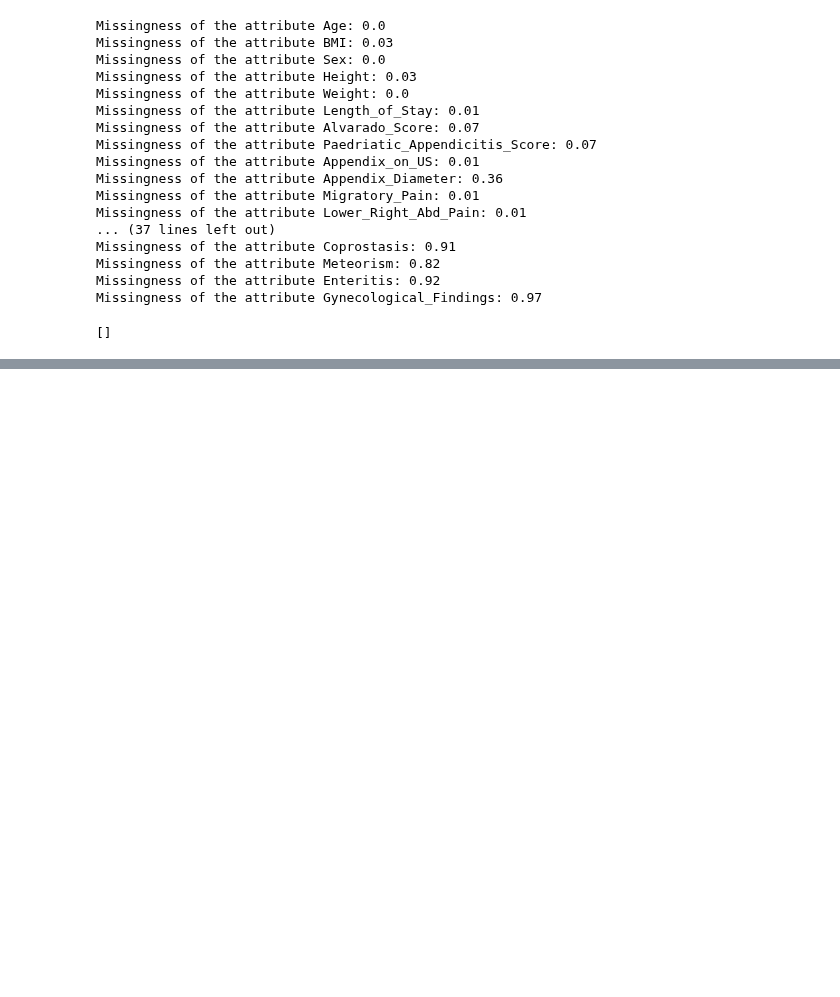
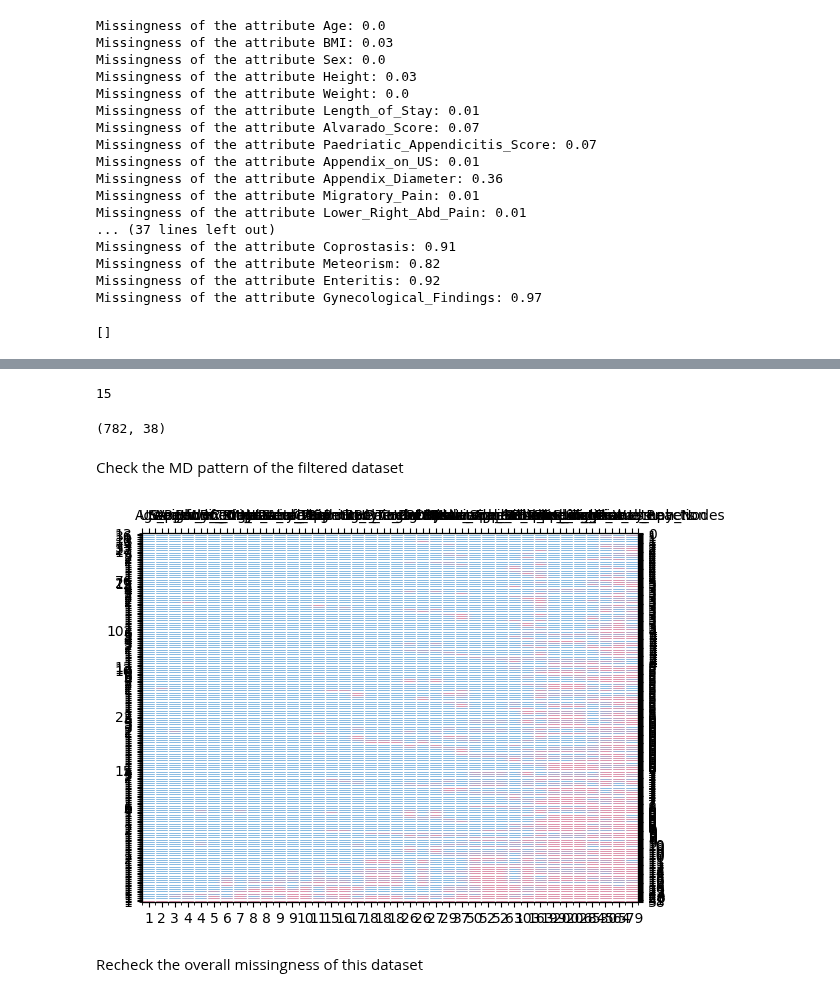
Before and after one commit to Orthologues/VAEQL_plus_Imputation, a Jupyter notebook: VAE_Q_learning_imputation/data_exploration/data_preprocessing.ipynb, the cells around one changed output, grey strips where cells are left out. Cells and saved outputs as stored; diff of their text form; code cells hidden in the pictures; blank space fills up the shorter version.

Commit message:
Added the preprocessed datasets of HCV data and Rgensburg Pediatric Appendicitis

```diff
--- a/VAE_Q_learning_imputation/data_exploration/data_preprocessing.ipynb
+++ b/VAE_Q_learning_imputation/data_exploration/data_preprocessing.ipynb
@@ -532,3 +464,26 @@ for missing_rate in missing_rates:
+# %%
+amputed_hcv_dfs = []
+
+for missing_rate in missing_rates:
+    hcv_data_temp = hcv_data_preprocessed_imputed.copy()
+    for col in hcv_data_preprocessed_imputed.columns:
+        if col == "is_female": continue
+        MNAR_pattern = \
+        [{
+            "incomplete_vars": [col],
+            "mechanism": "MNAR"
+        }] if not col == "is_male" else \
+        [{
+            "incomplete_vars": [col, "is_female"],
+            "mechanism": "MNAR"
+        }]
+        amputor = MultivariateAmputation(prop=missing_rate, patterns=MNAR_pattern)
+        amputed_hcv_df = amputor.fit_transform(hcv_data_preprocessed_imputed)
+        if not col == "is_male":
+            hcv_data_temp.loc[:, col] = amputed_hcv_df[col].values
+        else:
+            hcv_data_temp.loc[:, [col, "is_female"]] = amputed_hcv_df[[col, "is_female"]].values
+    amputed_hcv_dfs.append((missing_rate, hcv_data_temp))
 # %%
 amputed_hcv_dfs_MNAR = amputed_hcv_dfs
 # %%
@@ -691,0 +683,7 @@ complete_attribute
+# %%
+attributes_to_remove: Dict[str, float] = {}
+# %%
+for col in rgsbg_appendicitis_df.columns:
+    missing_prop = rgsbg_appendicitis_df[col].isna().sum() / rgsbg_appendicitis_df.shape[0]
+    if missing_prop > 0.8:
+        attributes_to_remove[col] = round(missing_prop, 4)
@@ -691,0 +708,18 @@ complete_attribute
+# %%
+len(attributes_to_remove.keys())
+# %% [output]
+15
+# %%
+appendicitis_df = rgsbg_appendicitis_df.drop(list(attributes_to_remove.keys()), axis=1).copy()
+# %%
+appendicitis_df.shape
+# %% [output]
+(782, 38)
+# %% [markdown]
+Check the MD pattern of the filtered dataset
+# %%
+appendicitis_df_md_pattern = mdPatternGenerator.get_patterns(appendicitis_df)
+# %% [output]
+[figure, added]
+# %% [markdown]
+Recheck the overall missingness of this dataset
```
Also changed, not shown: parts of 58 cells of this notebook, 3 other files.
